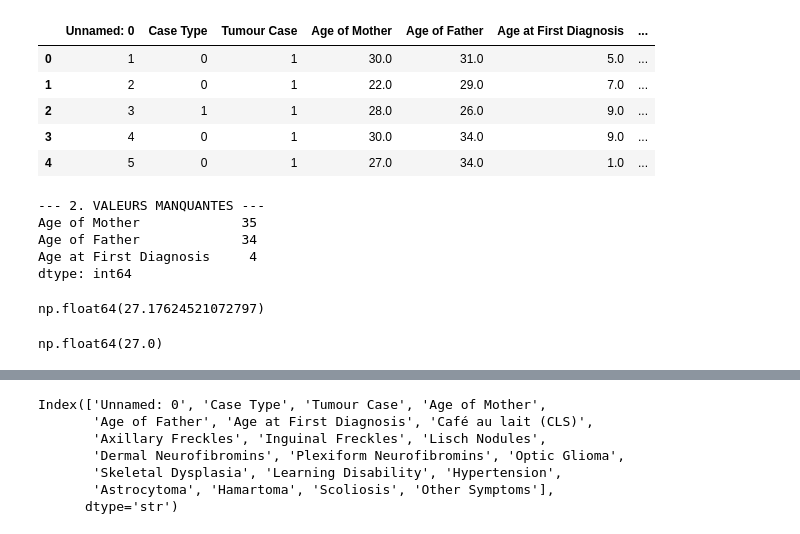
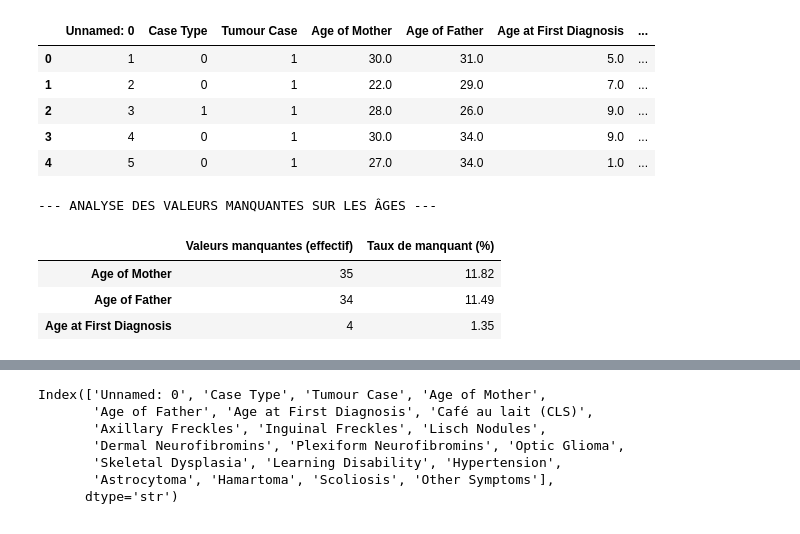
Before and after one commit to Mouhamadoukandji/nf1, a Jupyter notebook: notebooks/01_explorations.ipynb, the cells around one changed output, grey strips where cells are left out. Cells and saved outputs as stored; diff of their text form; code cells hidden in the pictures.

```diff
--- a/notebooks/01_explorations.ipynb
+++ b/notebooks/01_explorations.ipynb
@@ -11,20 +11,28 @@ df.head()
 | 3 | 4 | 0 | 1 | 30.0 | 34.0 | 9.0 | ... |
 | 4 | 5 | 0 | 1 | 27.0 | 34.0 | 1.0 | ... |
 # %%
-print("\n--- 2. VALEURS MANQUANTES ---")
-missing = df.isna().sum()
-print(missing[missing > 0])
+import pandas as pd
+
+# 1. Sélection des trois colonnes d'âge
+cols_age = ["Age of Mother", "Age of Father", "Age at First Diagnosis"]
+
+# 2. Calcul du nombre de valeurs manquantes et du pourcentage
+missing_count = df[cols_age].isna().sum()
+missing_rate = (df[cols_age].isna().mean() * 100).round(2)
+
+# 3. Regroupement dans un DataFrame propre pour l'affichage
+df_missing_ages = pd.DataFrame(
+    {
+        "Valeurs manquantes (effectif)": missing_count,
+        "Taux de manquant (%)": missing_rate,
+    }
+)
+
+print("--- ANALYSE DES VALEURS MANQUANTES SUR LES ÂGES ---")
+display(df_missing_ages)
 # %% [output]
---- 2. VALEURS MANQUANTES ---
-Age of Mother             35
-Age of Father             34
-Age at First Diagnosis     4
-dtype: int64
+--- ANALYSE DES VALEURS MANQUANTES SUR LES ÂGES ---
+|  | Valeurs manquantes (effectif) | Taux de manquant (%) |
+| Age of Mother | 35 | 11.82 |
+| Age of Father | 34 | 11.49 |
+| Age at First Diagnosis | 4 | 1.35 |
-# %%
-df["Age of Mother"].mean()
-# %% [output]
-np.float64(27.17624521072797)
-# %%
-df["Age of Mother"].median()
-# %% [output]
-np.float64(27.0)
```
Also changed, not shown: parts of 8 cells of this notebook.
